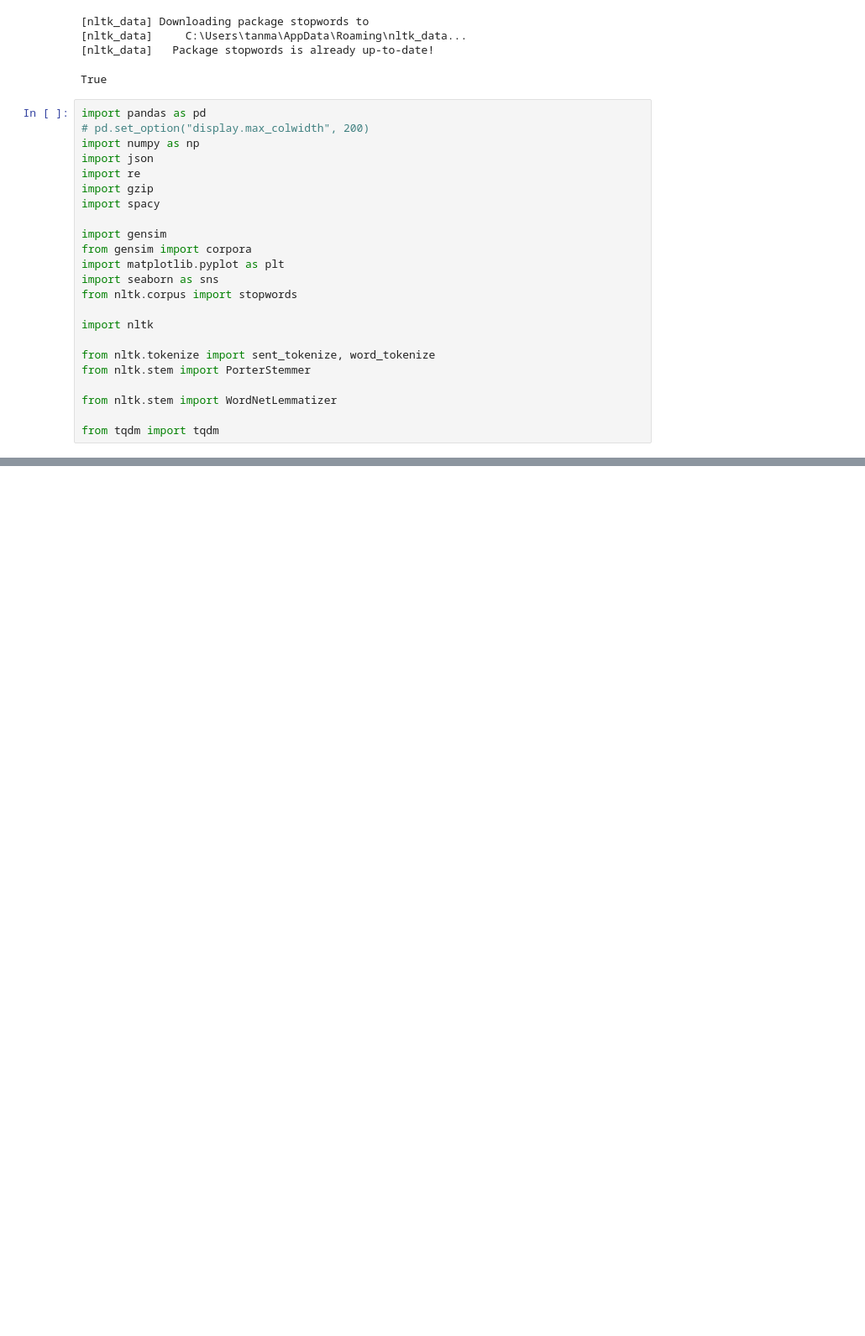
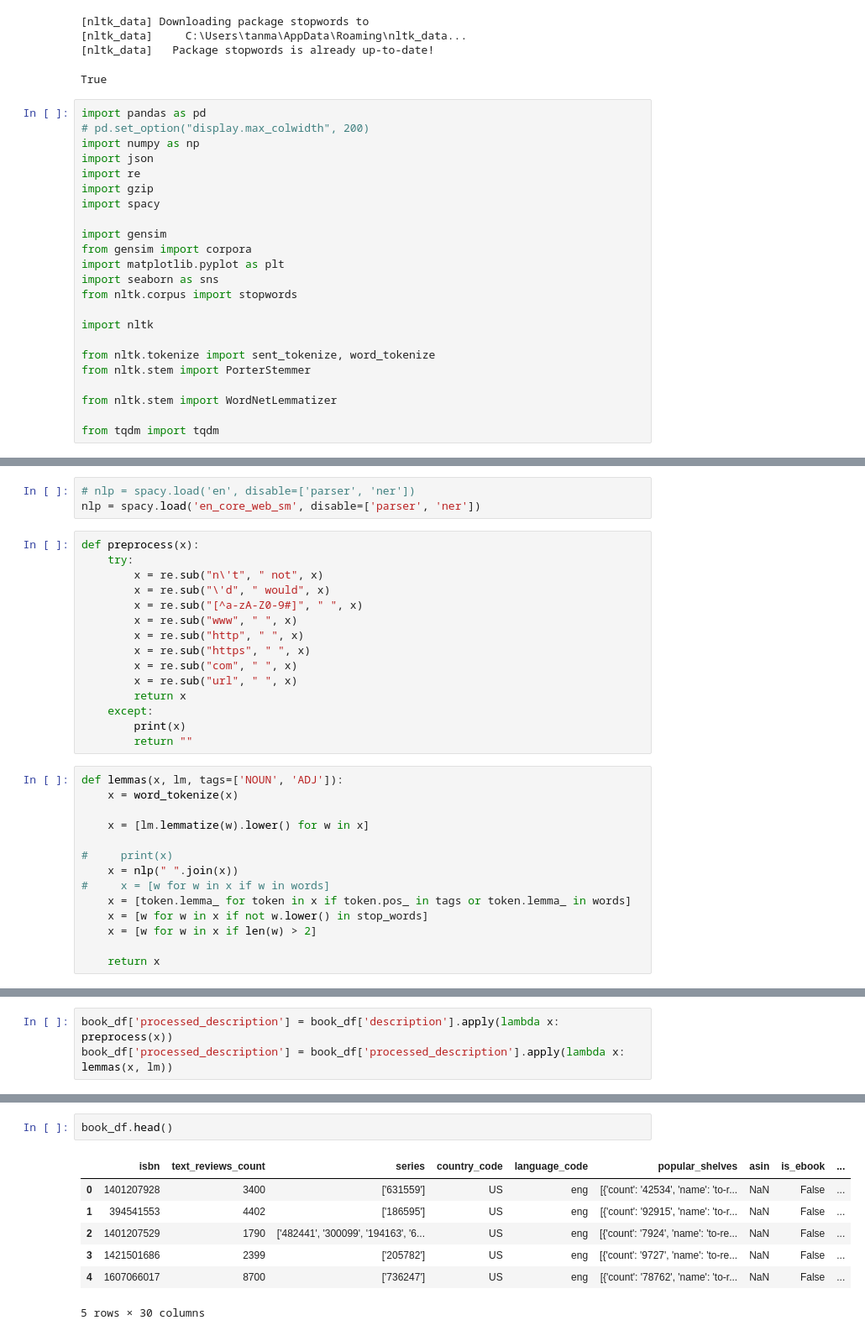
Before and after one commit to tanmaygadgil/UML-Project, a Jupyter notebook: Topic_Modeling/Data Preporcessing.ipynb, the cells around one changed output, grey strips where cells are left out. Shown: that part at 84% size. Drawn from its saved outputs; the diff is of its cells as text; blank space fills up the shorter version.

```diff
--- a/Topic_Modeling/Data Preporcessing.ipynb
+++ b/Topic_Modeling/Data Preporcessing.ipynb
@@ -40,0 +75,32 @@ from tqdm import tqdm
+# %%
+# nlp = spacy.load('en', disable=['parser', 'ner'])
+nlp = spacy.load('en_core_web_sm', disable=['parser', 'ner'])
+# %%
+def preprocess(x):
+    try:
+        x = re.sub("n\'t", " not", x)
+        x = re.sub("\'d", " would", x)
+        x = re.sub("[^a-zA-Z0-9#]", " ", x)
+        x = re.sub("www", " ", x)
+        x = re.sub("http", " ", x)
+        x = re.sub("https", " ", x)
+        x = re.sub("com", " ", x)
+        x = re.sub("url", " ", x)
+        return x
+    except:
+        print(x)
+        return ""
+# %%
+def lemmas(x, lm, tags=['NOUN', 'ADJ']):
+    x = word_tokenize(x)
+
+    x = [lm.lemmatize(w).lower() for w in x]
+
+#     print(x)
+    x = nlp(" ".join(x))
+#     x = [w for w in x if w in words]
+    x = [token.lemma_ for token in x if token.pos_ in tags or token.lemma_ in words]
+    x = [w for w in x if not w.lower() in stop_words]
+    x = [w for w in x if len(w) > 2]
+
+    return x
@@ -40,0 +139,3 @@ from tqdm import tqdm
+# %%
+book_df['processed_description'] = book_df['description'].apply(lambda x: preprocess(x))
+book_df['processed_description'] = book_df['processed_description'].apply(lambda x: lemmas(x, lm))
@@ -40,0 +160,10 @@ from tqdm import tqdm
+# %%
+book_df.head()
+# %% [output]
+|  | isbn | text_reviews_count | series | country_code | language_code | popular_shelves | asin | is_ebook | ... |
+| 0 | 1401207928 | 3400 | ['631559'] | US | eng | [{'count': '42534', 'name': 'to-r... | NaN | False | ... |
+| 1 | 394541553 | 4402 | ['186595'] | US | eng | [{'count': '92915', 'name': 'to-r... | NaN | False | ... |
+| 2 | 1401207529 | 1790 | ['482441', '300099', '194163', '6... | US | eng | [{'count': '7924', 'name': 'to-re... | NaN | False | ... |
+| 3 | 1421501686 | 2399 | ['205782'] | US | eng | [{'count': '9727', 'name': 'to-re... | NaN | False | ... |
+| 4 | 1607066017 | 8700 | ['736247'] | US | eng | [{'count': '78762', 'name': 'to-r... | NaN | False | ... |
+5 rows × 30 columns
```
Also changed, not shown: parts of 19 cells of this notebook.
